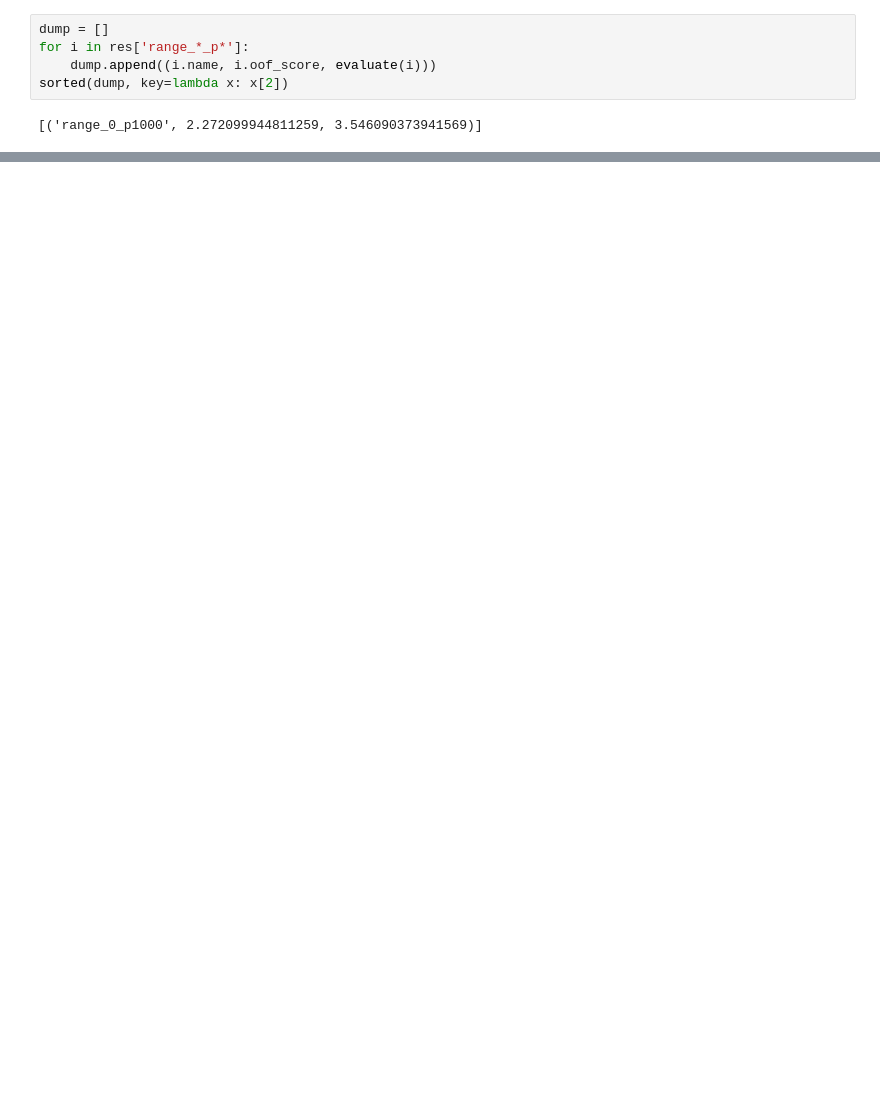
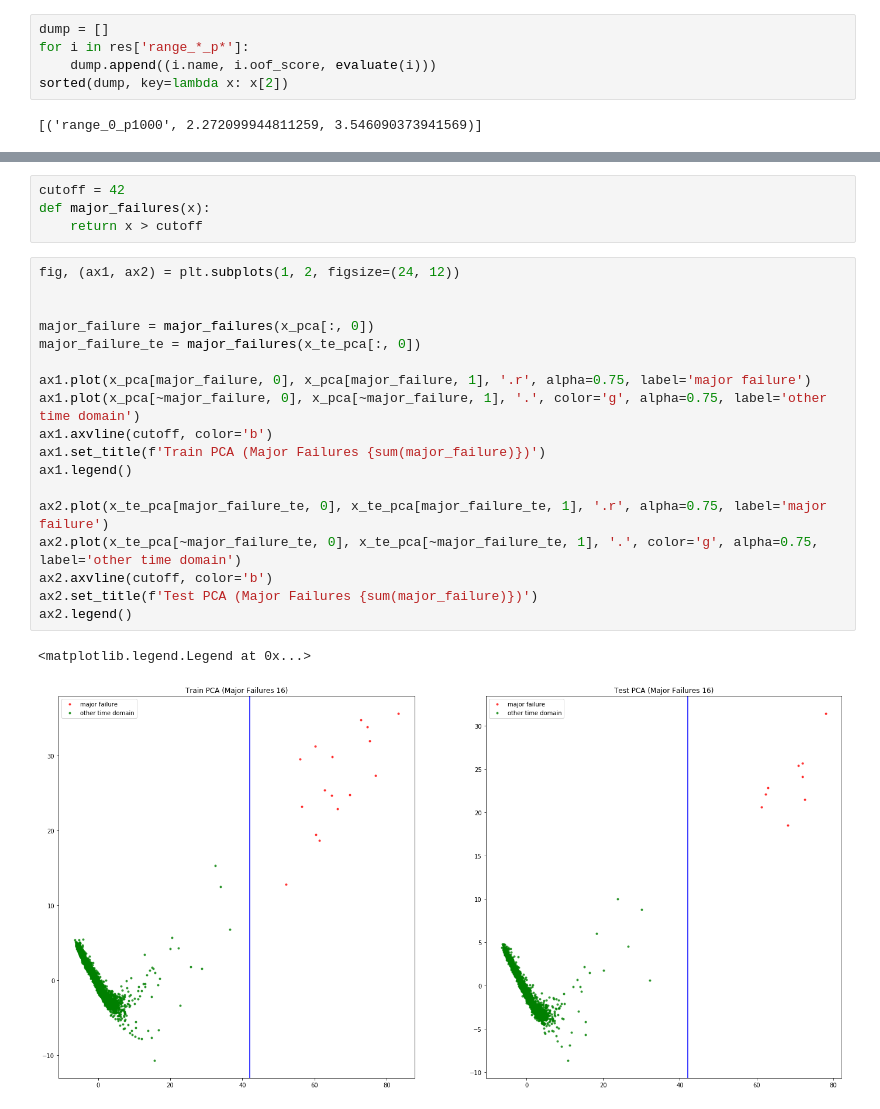
Before and after one commit to JonRao/LANL-Earthquake-Prediction, a Jupyter notebook: eda.ipynb, the cells around one changed output, grey strips where cells are left out. Cells and saved outputs as stored; diff of their text form; blank space fills up the shorter version.

```diff
--- a/eda.ipynb
+++ b/eda.ipynb
@@ -446,0 +632,25 @@ sorted(dump, key=lambda x: x[2])
+# %%
+cutoff = 42
+def major_failures(x):
+    return x > cutoff
+# %%
+fig, (ax1, ax2) = plt.subplots(1, 2, figsize=(24, 12))
+
+
+major_failure = major_failures(x_pca[:, 0])
+major_failure_te = major_failures(x_te_pca[:, 0])
+
+ax1.plot(x_pca[major_failure, 0], x_pca[major_failure, 1], '.r', alpha=0.75, label='major failure')
+ax1.plot(x_pca[~major_failure, 0], x_pca[~major_failure, 1], '.', color='g', alpha=0.75, label='other time domain')
+ax1.axvline(cutoff, color='b')
+ax1.set_title(f'Train PCA (Major Failures {sum(major_failure)})')
+ax1.legend()
+
+ax2.plot(x_te_pca[major_failure_te, 0], x_te_pca[major_failure_te, 1], '.r', alpha=0.75, label='major failure')
+ax2.plot(x_te_pca[~major_failure_te, 0], x_te_pca[~major_failure_te, 1], '.', color='g', alpha=0.75, label='other time domain')
+ax2.axvline(cutoff, color='b')
+ax2.set_title(f'Test PCA (Major Failures {sum(major_failure)})')
+ax2.legend()
+# %% [output]
+<matplotlib.legend.Legend at 0x...>
+[figure, added]
```
Also changed, not shown: parts of 12 cells of this notebook, 3 other files.
